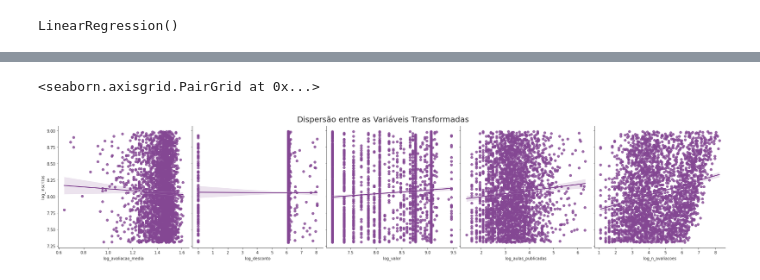
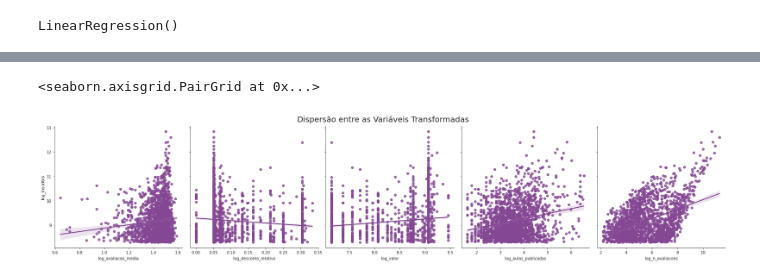
Before and after one commit to lalianza/portfolio, a Jupyter notebook: udemy-analysis.ipynb, the cells around one changed output, grey strips where cells are left out. Cells and saved outputs as stored; diff of their text form; code cells hidden in the pictures.

```diff
--- a/udemy-analysis.ipynb
+++ b/udemy-analysis.ipynb
@@ -263,0 +248,3 @@ ax
+# %%
+data['tem_desconto'] = data['discount_price__amount'].apply(lambda x: 'Sim' if x>0 else 'Não')
+data['tem_desconto'].value_counts()
@@ -296,7 +317,7 @@ ax
 # %%
 data['log_inscritos'] = np.log(data['num_subscribers'])
 data['log_avaliacao_media'] = np.log(data['avg_rating'])
-data['log_desconto'] = np.log(data['discount_price__amount']+1)
+data['log_desconto_relativo'] = np.log(data['desconto_relativo']+1)
 data['log_valor'] = np.log(data['price_detail__amount'])
 data['log_aulas_publicadas'] = np.log(data['num_published_lectures'])
 data['log_n_avaliacoes'] = np.log(data['num_reviews'])
@@ -492,20 +519,20 @@ ax
 # %%
-data_A = data_A[['num_subscribers', 'avg_rating', 'discount_price__amount', 'price_detail__amount',
+data_A = data_A[['num_subscribers', 'avg_rating', 'desconto_relativo', 'price_detail__amount',
                 'num_published_lectures', 'num_reviews']]
 # %%
 data_A['log_inscritos'] = np.log(data_A['num_subscribers'])
 data_A['log_avaliacao_media'] = np.log(data_A['avg_rating'])
-data_A['log_desconto'] = np.log(data_A['discount_price__amount']+1)
+data_A['log_desconto_relativo'] = np.log(data_A['desconto_relativo']+1)
 data_A['log_valor'] = np.log(data_A['price_detail__amount'])
 data_A['log_aulas_publicadas'] = np.log(data_A['num_published_lectures'])
 data_A['log_n_avaliacoes'] = np.log(data_A['num_reviews'])
 # %%
-ax = sns.pairplot(data_A, y_vars='log_inscritos', x_vars=['log_avaliacao_media','log_desconto','log_valor',
+ax = sns.pairplot(data_A, y_vars='log_inscritos', x_vars=['log_avaliacao_media','log_desconto_relativo','log_valor',
                                               'log_aulas_publicadas','log_n_avaliacoes'], height=5, kind='reg')
 ax.fig.suptitle('Dispersão entre as Variáveis Transformadas', fontsize=20, y=1.05)
 ax
 # %% [output]
 <seaborn.axisgrid.PairGrid at 0x...>
-[figure, old version]
+[figure, new version]
 # %%
 y = data['log_inscritos']
```
Also changed, not shown: parts of 66 cells of this notebook.
